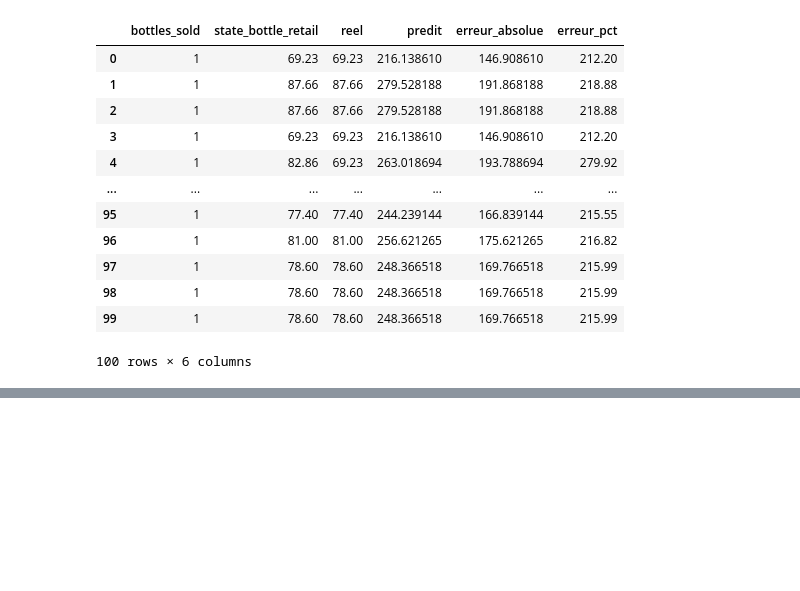
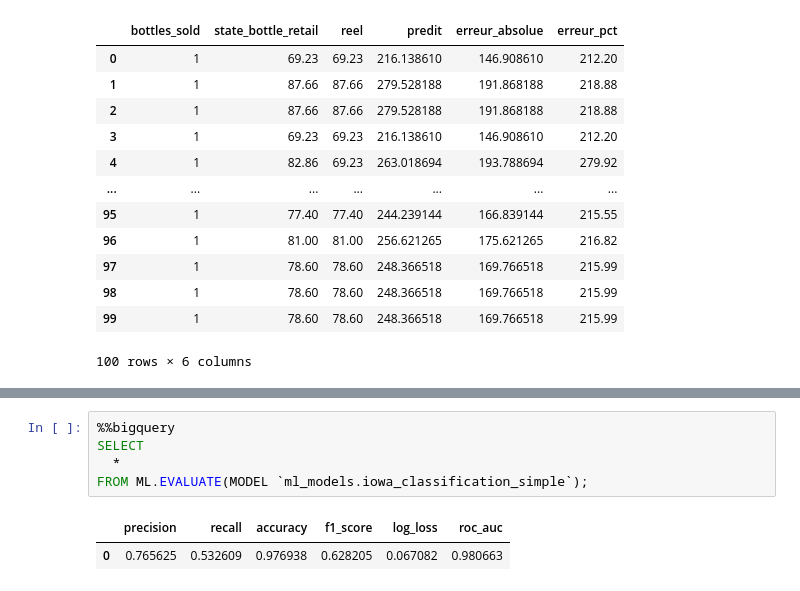
Before and after one commit to utopios/Idp_data, a Jupyter notebook: big_query/ml/Correction_TP_ML_QUERY.ipynb, the cells around one changed output, grey strips where cells are left out. Drawn from its saved outputs; the diff is of its cells as text; blank space fills up the shorter version.

```diff
--- a/big_query/ml/Correction_TP_ML_QUERY.ipynb
+++ b/big_query/ml/Correction_TP_ML_QUERY.ipynb
@@ -304,0 +399,8 @@ FROM ML.PREDICT(MODEL `ml_models.iowa_linear_simple`,
+# %%
+%%bigquery
+SELECT
+  *
+FROM ML.EVALUATE(MODEL `ml_models.iowa_classification_simple`);
+# %% [output]
+|  | precision | recall | accuracy | f1_score | log_loss | roc_auc |
+| 0 | 0.765625 | 0.532609 | 0.976938 | 0.628205 | 0.067082 | 0.980663 |
```
Also changed, not shown: parts of 7 cells of this notebook.
